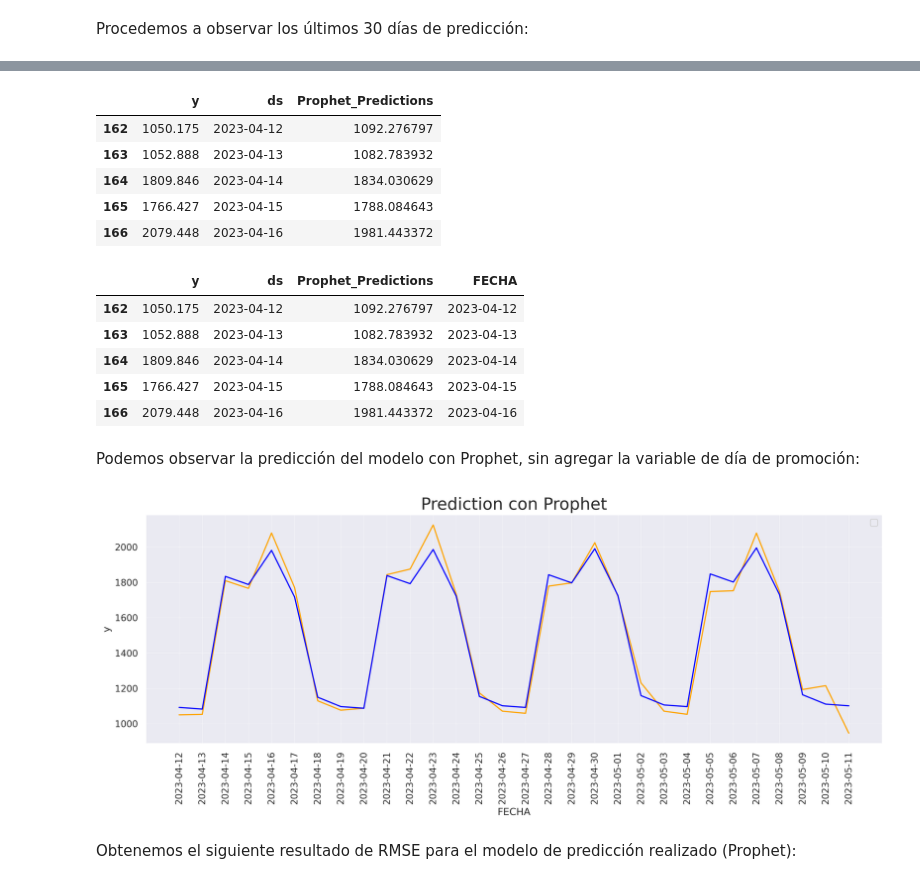
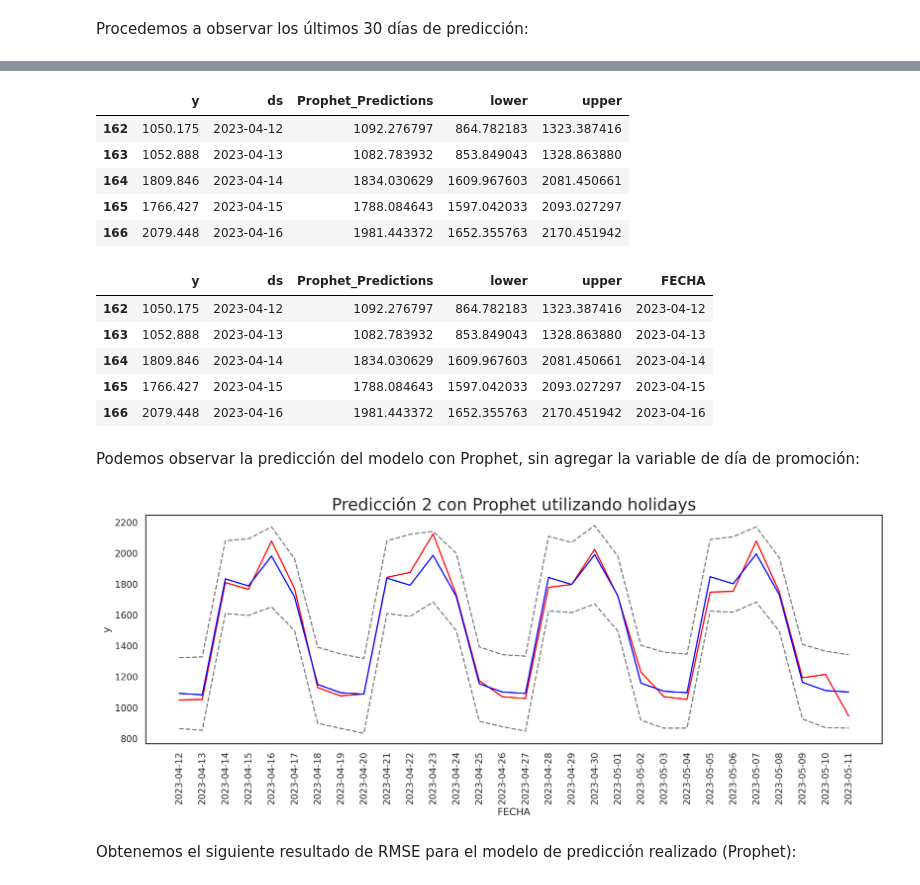
Before and after one commit to dele22922/tarea3_feat_eng, a Jupyter notebook: Tarea Semana 4_GRP4_vfinal.ipynb, the cells around one changed output, grey strips where cells are left out. Drawn from its saved outputs; the diff is of its cells as text; code cells hidden in the pictures.

```diff
--- a/Tarea Semana 4_GRP4_vfinal.ipynb
+++ b/Tarea Semana 4_GRP4_vfinal.ipynb
@@ -904,12 +904,13 @@ test_data.head()
 # %% [markdown]
 Podemos observar la predicción del modelo con Prophet, sin agregar la variable de día de promoción:
 # %%
+sns.set(style='white')
 plt.figure(figsize=(16,5))
 ax=sns.lineplot(x=test_data['FECHA'],y=test_data["y"],color='red')
-ax=sns.lineplot(x=test_data['FECHA'],y=test_data["Prophet_Predictions"],color='gray');
-ax=sns.lineplot(x=test_data['FECHA'],y=test_data["lower"],color='gray');
-ax=sns.lineplot(x=test_data['FECHA'],y=test_data["upper"],color='gray');
-plt.grid(linestyle='-',linewidth=0.3)
+ax=sns.lineplot(x=test_data['FECHA'],y=test_data["Prophet_Predictions"],color='blue');
+ax=sns.lineplot(x=test_data['FECHA'],y=test_data["lower"],color='gray',linestyle='dashed');
+ax=sns.lineplot(x=test_data['FECHA'],y=test_data["upper"],color='gray',linestyle='dashed');
+#plt.grid(linestyle='-',linewidth=0.3)
 ax.tick_params(axis='x', rotation=90)
 plt.title("Predicción con Prophet", fontsize=20);
 plt.show()
@@ -974,7 +987,7 @@ KeyError: ignored
 # %% [markdown]
 Procedemos a observar los últimos 30 días de predicción:
 # %%
-prophet_pred2= pd.DataFrame({"Date" : prophet_pred2[-30:]['ds'], "Pred": prophet_pred2[-30:]["yhat"]})
+prophet_pred2= pd.DataFrame({"Date" : prophet_pred2[-30:]['ds'], "Pred": prophet_pred2[-30:]["yhat"],"Pred_inf": prophet_pred2[-30:]["yhat_lower"],"Pred_sup": prophet_pred2[-30:]["yhat_upper"]})
 # %%
 prophet_pred2
 # %% [output]
@@ -1023,2 +1036,7 @@ prophet_pred2
+# %%
+test_data=pred.iloc[len(pred)-30:]
 # %%
 test_data["Prophet_Predictions"] = prophet_pred2['Pred'].values
+test_data["lower"] = prophet_pred['Pred_inf'].values
+test_data["upper"] = prophet_pred['Pred_sup'].values
+test_data.head()
@@ -1025,41 +1050,38 @@ test_data["Prophet_Predictions"] = prophet_pred2['Pred'].values
 # %%
 test_data.head()
 # %% [output]
-|  | y | ds | Prophet_Predictions |
-| 162 | 1050.175 | 2023-04-12 | 1092.276797 |
-| 163 | 1052.888 | 2023-04-13 | 1082.783932 |
-| 164 | 1809.846 | 2023-04-14 | 1834.030629 |
-| 165 | 1766.427 | 2023-04-15 | 1788.084643 |
-| 166 | 2079.448 | 2023-04-16 | 1981.443372 |
+|  | y | ds | Prophet_Predictions | lower | upper |
+| 162 | 1050.175 | 2023-04-12 | 1092.276797 | 864.782183 | 1323.387416 |
+| 163 | 1052.888 | 2023-04-13 | 1082.783932 | 853.849043 | 1328.863880 |
+| 164 | 1809.846 | 2023-04-14 | 1834.030629 | 1609.967603 | 2081.450661 |
+| 165 | 1766.427 | 2023-04-15 | 1788.084643 | 1597.042033 | 2093.027297 |
+| 166 | 2079.448 | 2023-04-16 | 1981.443372 | 1652.355763 | 2170.451942 |
 # %%
 test_data['FECHA']=test_data['ds']
 # %%
 test_data.head()
 # %% [output]
-|  | y | ds | Prophet_Predictions | FECHA |
-| 162 | 1050.175 | 2023-04-12 | 1092.276797 | 2023-04-12 |
-| 163 | 1052.888 | 2023-04-13 | 1082.783932 | 2023-04-13 |
-| 164 | 1809.846 | 2023-04-14 | 1834.030629 | 2023-04-14 |
-| 165 | 1766.427 | 2023-04-15 | 1788.084643 | 2023-04-15 |
-| 166 | 2079.448 | 2023-04-16 | 1981.443372 | 2023-04-16 |
+|  | y | ds | Prophet_Predictions | lower | upper | FECHA |
+| 162 | 1050.175 | 2023-04-12 | 1092.276797 | 864.782183 | 1323.387416 | 2023-04-12 |
+| 163 | 1052.888 | 2023-04-13 | 1082.783932 | 853.849043 | 1328.863880 | 2023-04-13 |
+| 164 | 1809.846 | 2023-04-14 | 1834.030629 | 1609.967603 | 2081.450661 | 2023-04-14 |
+| 165 | 1766.427 | 2023-04-15 | 1788.084643 | 1597.042033 | 2093.027297 | 2023-04-15 |
+| 166 | 2079.448 | 2023-04-16 | 1981.443372 | 1652.355763 | 2170.451942 | 2023-04-16 |
 # %% [markdown]
 Podemos observar la predicción del modelo con Prophet, sin agregar la variable de día de promoción:
 # %%
+sns.set(style='white')
 plt.figure(figsize=(16,5))
-#sns.set_palette("PuBuGn_d")
-#palette = sns.color_palette("mako_r", 6)
-ax=sns.lineplot(x=test_data['FECHA'],y=test_data["y"],color='orange')
+ax=sns.lineplot(x=test_data['FECHA'],y=test_data["y"],color='red')
 ax=sns.lineplot(x=test_data['FECHA'],y=test_data["Prophet_Predictions"],color='blue');
-#sns.lineplot(x=test_data.index,y=test_data["Prophet_Predictions"]);
-plt.title("Prediction con Prophet", fontsize=20);
-sns.set(style='dark')
-
-plt.legend(loc='upper right')
-plt.grid(linestyle='-',linewidth=0.3)
+ax=sns.lineplot(x=test_data['FECHA'],y=test_data["lower"],color='gray',linestyle='dashed');
+ax=sns.lineplot(x=test_data['FECHA'],y=test_data["upper"],color='gray',linestyle='dashed');
+#plt.grid(linestyle='-',linewidth=0.3)
 ax.tick_params(axis='x', rotation=90)
+plt.title("Predicción 2 con Prophet utilizando holidays", fontsize=20);
 plt.show()
 # %% [output]
-[figure, old version]
+[figure, new version]
 # %%
 df_actual=test_data["y"]
 # %% [markdown]
```
Also changed, not shown: parts of 11 cells of this notebook.
